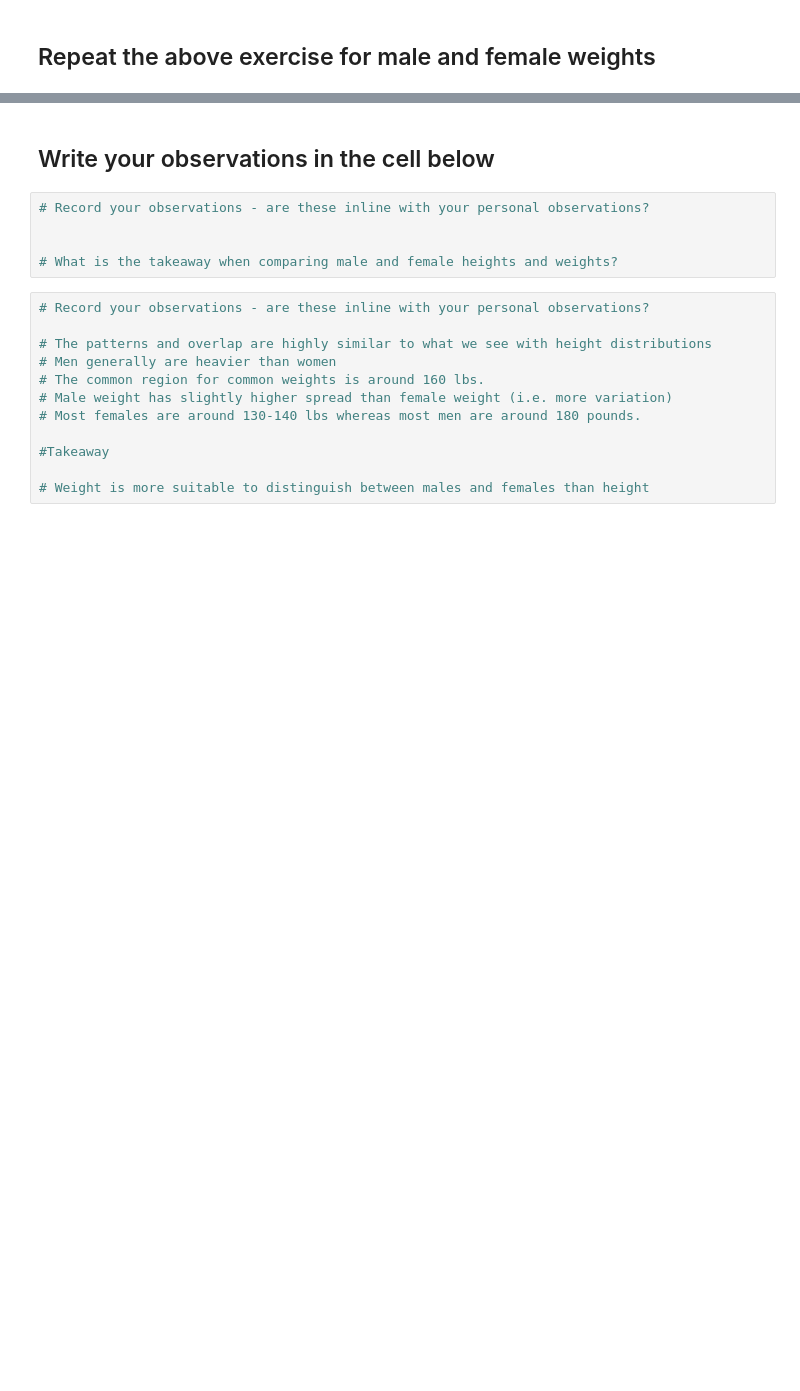
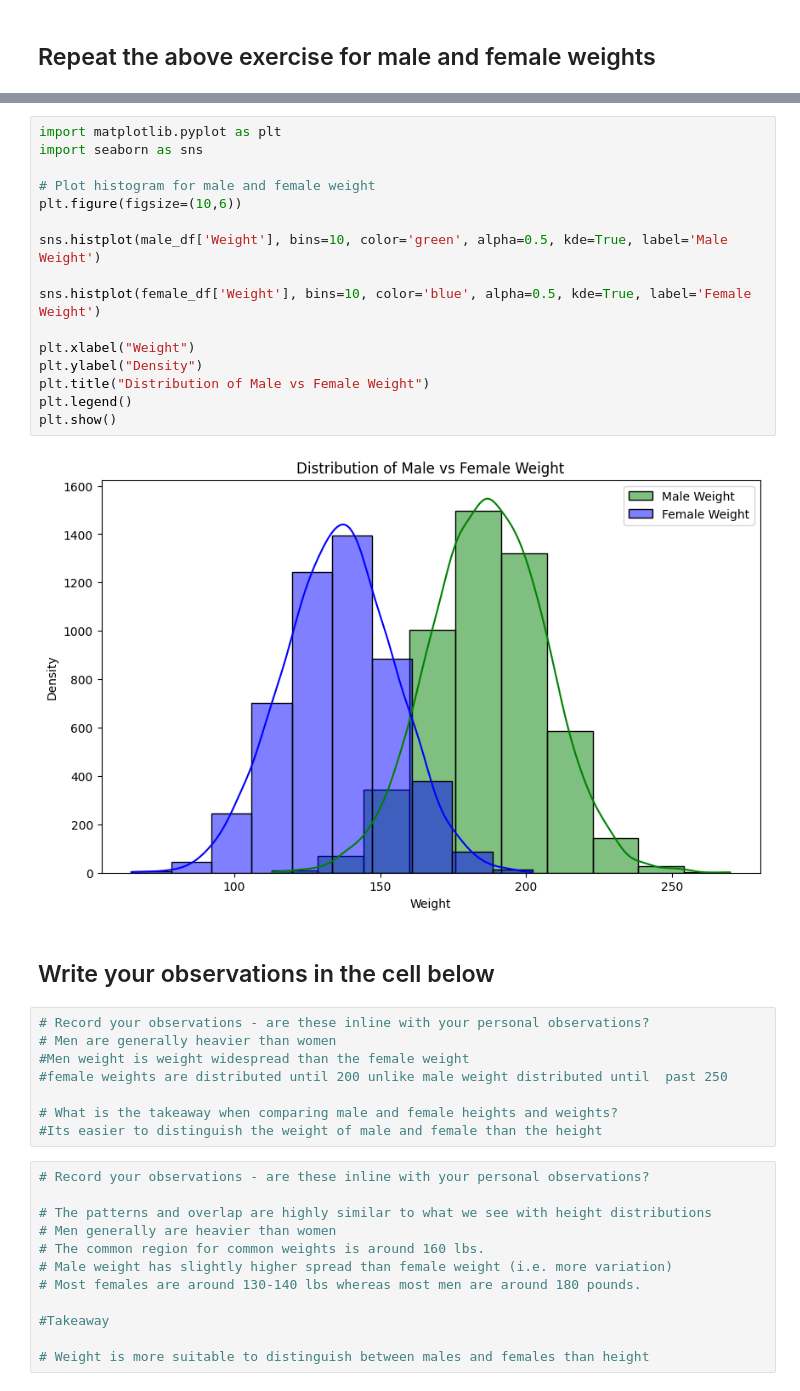
Before and after one commit to Brenda-Mutai/Python-Assignments, a Jupyter notebook: Probability_Density_Function/index.ipynb, the cells around one changed output, grey strips where cells are left out. Drawn from its saved outputs; the diff is of its cells as text; blank space fills up the shorter version.

```diff
--- a/Probability_Density_Function/index.ipynb
+++ b/Probability_Density_Function/index.ipynb
@@ -160,10 +185,31 @@ sns.histplot(male_df['Height'],bins=10)
+# %%
+import matplotlib.pyplot as plt
+import seaborn as sns
+
+# Plot histogram for male and female weight
+plt.figure(figsize=(10,6))
+
+sns.histplot(male_df['Weight'], bins=10, color='green', alpha=0.5, kde=True, label='Male Weight')
+
+sns.histplot(female_df['Weight'], bins=10, color='blue', alpha=0.5, kde=True, label='Female Weight')
+
+plt.xlabel("Weight")
+plt.ylabel("Density")
+plt.title("Distribution of Male vs Female Weight")
+plt.legend()
+plt.show()
+# %% [output]
+[figure, added]
 # %% [markdown]
 ## Write your observations in the cell below
 # %%
 # Record your observations - are these inline with your personal observations?
-
+# Men are generally heavier than women
+#Men weight is weight widespread than the female weight
+#female weights are distributed until 200 unlike male weight distributed until  past 250
 
 # What is the takeaway when comparing male and female heights and weights?
+#Its easier to distinguish the weight of male and female than the height
 # %%
 # Record your observations - are these inline with your personal observations?
 
```
Also changed, not shown: parts of 10 cells of this notebook, 1 other file.
